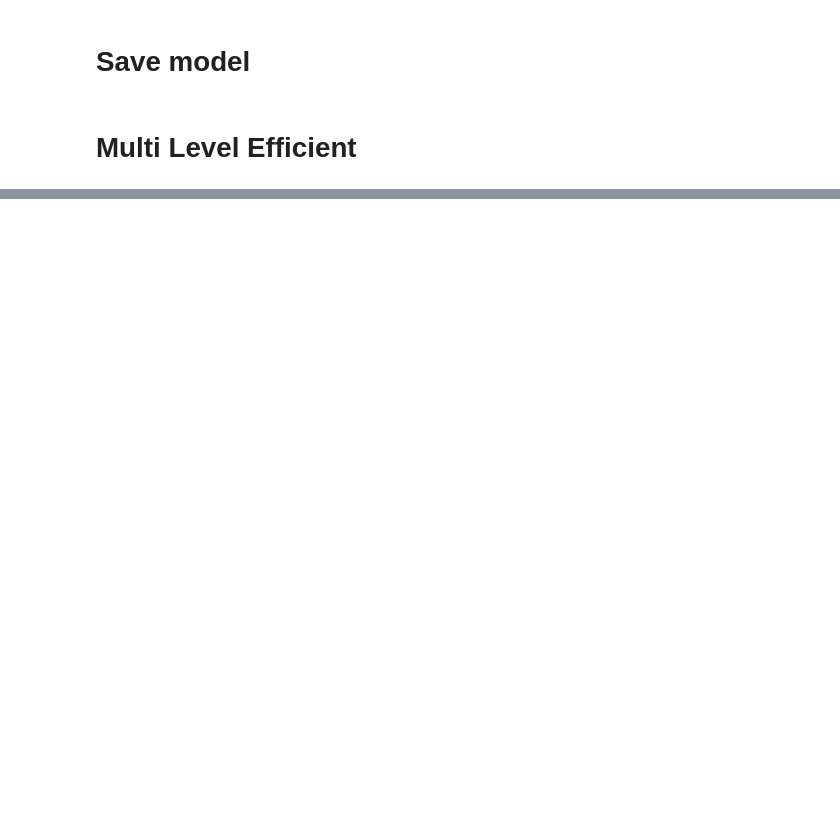
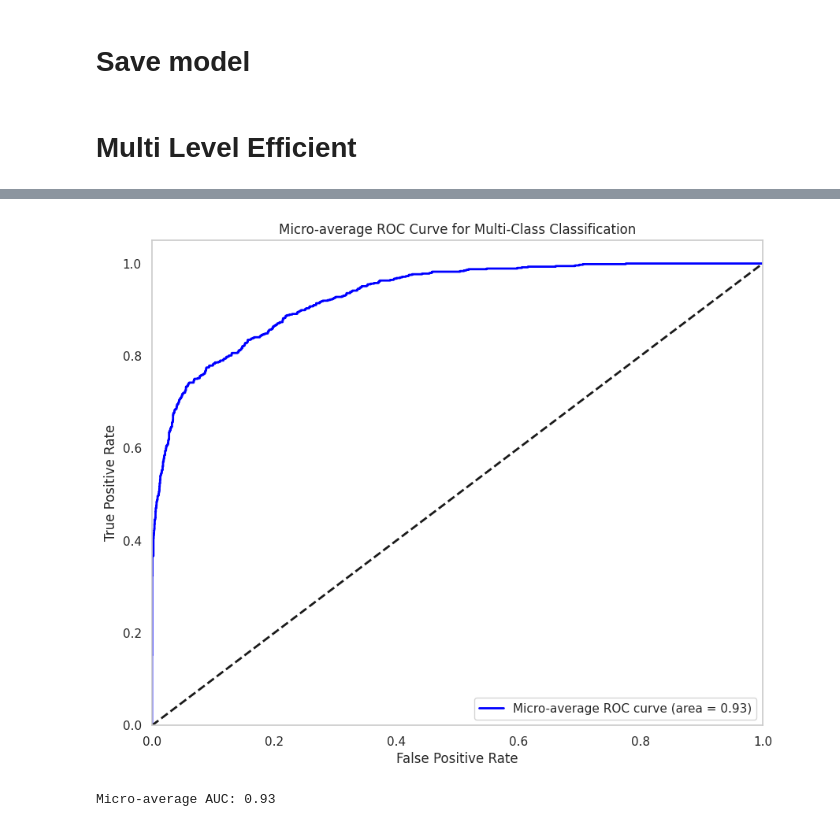
Before and after one commit to SunilkumarAdapa/Diabetic-Retinopathy, a Jupyter notebook: shap-efficient-bo-multi-class.ipynb, the cells around one changed output, grey strips where cells are left out. Cells and saved outputs as stored; diff of their text form; code cells hidden in the pictures; blank space fills up the shorter version.

```diff
--- a/shap-efficient-bo-multi-class.ipynb
+++ b/shap-efficient-bo-multi-class.ipynb
@@ -770,0 +805,49 @@ KeyboardInterrupt:
+# %%
+import numpy as np
+from sklearn.metrics import roc_curve, auc
+import matplotlib.pyplot as plt
+
+# Get the true labels and predicted probabilities from the test generator
+test_labels = []
+test_preds = []
+
+# Loop through the test generator to get predictions and true labels
+for i in range(STEP_SIZE_TEST):  # Adjust to match the number of test batches
+    im, lbl = next(test_generator)  # Get a batch of images and labels
+    scores = multi_level_efficientnet_b0.predict(im, batch_size=test_generator.batch_size)  # Predict probabilities
+    test_preds.append(scores)  # Append predicted probabilities
+    test_labels.append(lbl)  # Append true labels
+
+# Convert lists to numpy arrays
+test_preds = np.vstack(test_preds)  # Stack all predictions
+test_labels = np.vstack(test_labels)  # Stack all true labels
+
+# Assuming you have 5 classes
+n_classes = 5
+
+# Convert labels to binary format
+# Create binary labels for the true labels
+binary_labels = np.zeros((test_labels.shape[0], n_classes))
+for i in range(test_labels.shape[0]):
+    binary_labels[i, int(np.argmax(test_labels[i]))] = 1
+
+# Calculate ROC curve and AUC for the micro-average
+fpr, tpr, _ = roc_curve(binary_labels.ravel(), test_preds.ravel())
+roc_auc = auc(fpr, tpr)
+
+# Plot the micro-average ROC curve
+plt.figure(figsize=(10, 8))
+plt.plot(fpr, tpr, color='blue', lw=2, label='Micro-average ROC curve (area = {0:0.2f})'.format(roc_auc))
+plt.plot([0, 1], [0, 1], 'k--', lw=2)  # Diagonal line for a random classifier
+plt.xlim([0.0, 1.0])
+plt.ylim([0.0, 1.05])
+plt.xlabel('False Positive Rate')
+plt.ylabel('True Positive Rate')
+plt.title('Micro-average ROC Curve for Multi-Class Classification')
+plt.legend(loc="lower right")
+plt.grid()  # Optional: add a grid for better readability
+plt.show()
+
+# Print the micro-average AUC
+print(f'Micro-average AUC: {roc_auc:.2f}')
+# %% [output]
@@ -770,0 +871,2 @@ KeyboardInterrupt:
+[figure, added]
+Micro-average AUC: 0.93
```
Also changed, not shown: parts of 28 cells of this notebook.
